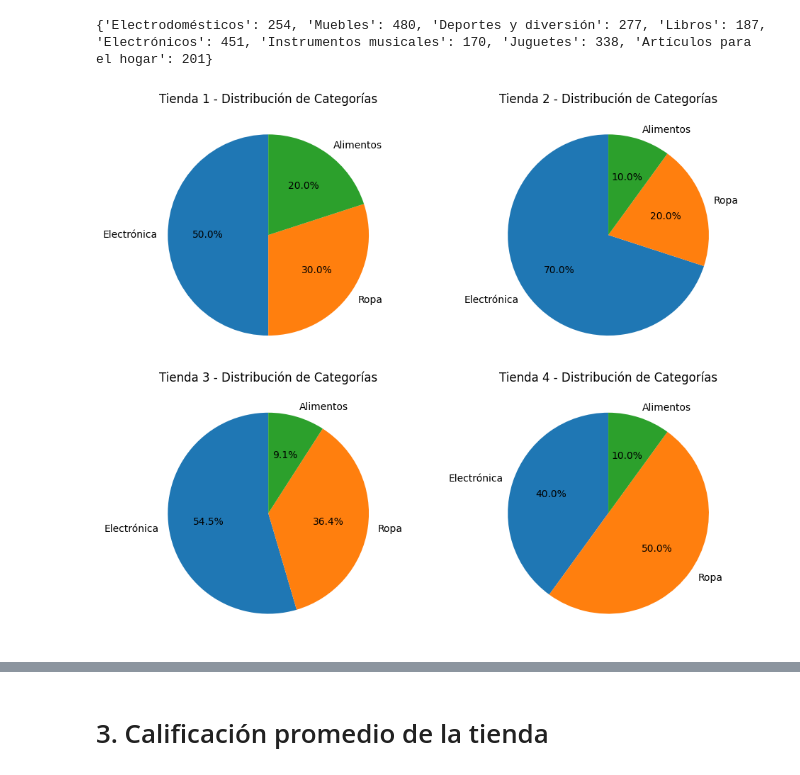
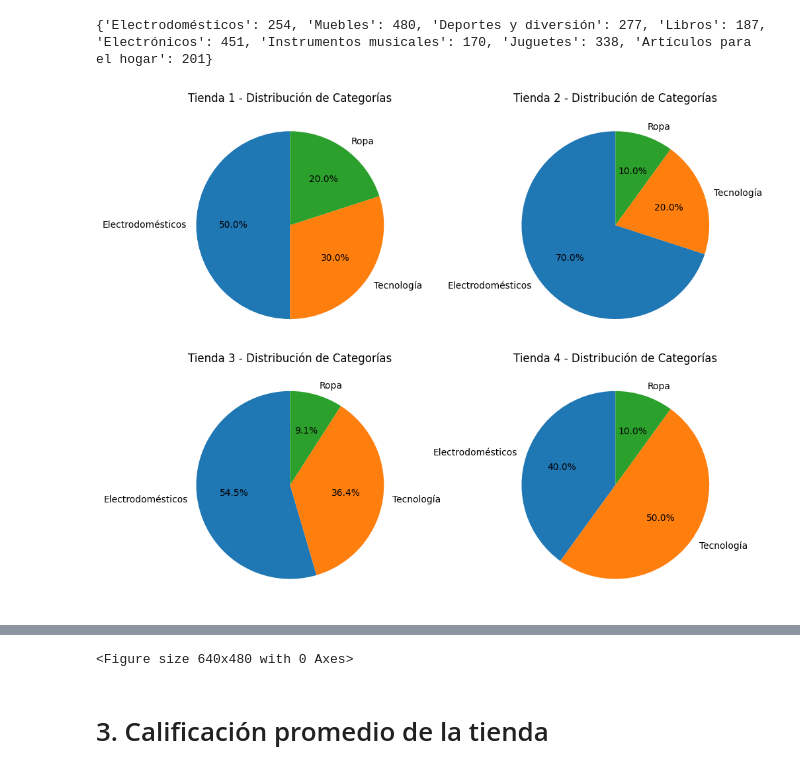
Before and after one commit to Leanga87/alura-store-challenge, a Jupyter notebook: AluraStoreLatam_Challenge.ipynb, the cells around one changed output, grey strips where cells are left out. Saved outputs shown, nothing was run; the diff lists cells and outputs as text; code cells hidden in the pictures.

```diff
--- a/AluraStoreLatam_Challenge.ipynb
+++ b/AluraStoreLatam_Challenge.ipynb
@@ -153,30 +165,37 @@ print(conteo_categorias)
 # %%
 # Datos de categorías más vendidas por tienda
 categorias_tienda_1 = [50, 30, 20]  # Ejemplo para Tienda 1
 categorias_tienda_2 = [70, 20, 10]  # Ejemplo para Tienda 2
 categorias_tienda_3 = [60, 40, 10]  # Ejemplo para Tienda 3
 categorias_tienda_4 = [40, 50, 10]  # Ejemplo para Tienda 4
 
+# Define labels for the pie charts - These should correspond to your data
+etiquetas = ['Electrodomésticos', 'Tecnología', 'Ropa'] # Example labels, adjust as needed
+
 # Crear gráficos de pastel para cada tienda
 fig, axs = plt.subplots(2, 2, figsize=(10, 8))
 
 # Tienda 1
-axs[0, 0].pie(categorias_tienda_1, labels=categorias, autopct='%1.1f%%', startangle=90)
+axs[0, 0].pie(categorias_tienda_1, labels=etiquetas, autopct='%1.1f%%', startangle=90)
 axs[0, 0].set_title('Tienda 1 - Distribución de Categorías')
 
 # Tienda 2
-axs[0, 1].pie(categorias_tienda_2, labels=categorias, autopct='%1.1f%%', startangle=90)
+axs[0, 1].pie(categorias_tienda_2, labels=etiquetas, autopct='%1.1f%%', startangle=90)
 axs[0, 1].set_title('Tienda 2 - Distribución de Categorías')
 
 # Tienda 3
-axs[1, 0].pie(categorias_tienda_3, labels=categorias, autopct='%1.1f%%', startangle=90)
+axs[1, 0].pie(categorias_tienda_3, labels=etiquetas, autopct='%1.1f%%', startangle=90)
 axs[1, 0].set_title('Tienda 3 - Distribución de Categorías')
 
 # Tienda 4
-axs[1, 1].pie(categorias_tienda_4, labels=categorias, autopct='%1.1f%%', startangle=90)
+axs[1, 1].pie(categorias_tienda_4, labels=etiquetas, autopct='%1.1f%%', startangle=90)
 axs[1, 1].set_title('Tienda 4 - Distribución de Categorías')
 
 plt.tight_layout()
 plt.show()
+
+plt.savefig('categorias_pastel.png')
+from google.colab import files
+files.download('categorias_pastel.png')
 # %% [output]
-[figure, old version]
+[figure, new version]
@@ -183,3 +204,4 @@ plt.show()
+<Figure size 640x480 with 0 Axes>
 # %% [markdown]
 # 3. Calificación promedio de la tienda
 # %%
```
Also changed, not shown: parts of 9 cells of this notebook, 9 other files.
